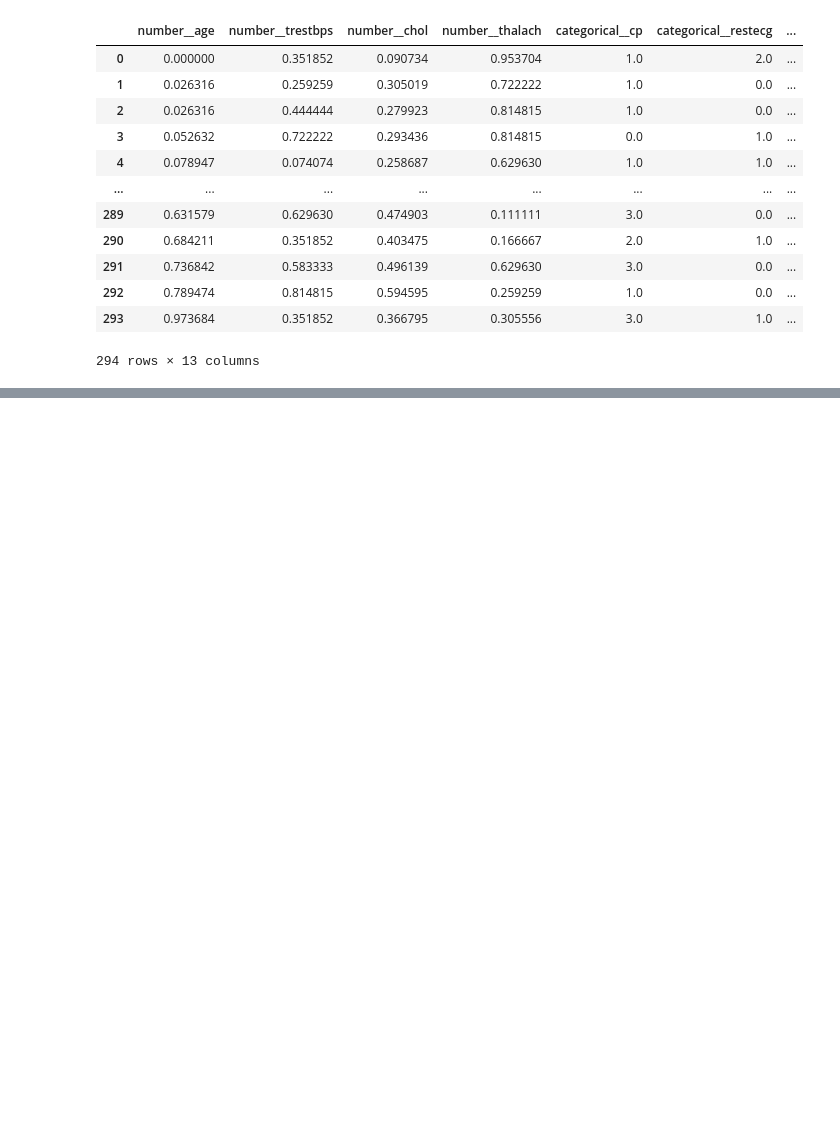
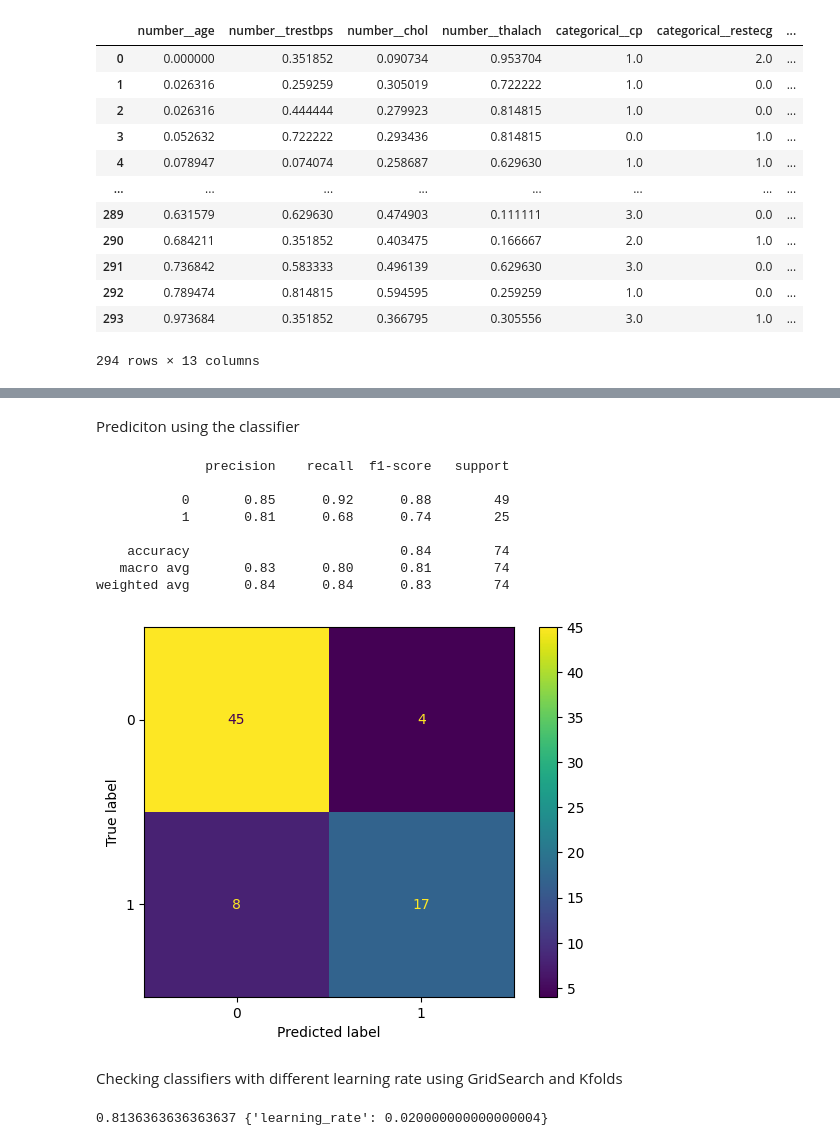
Before and after one commit to mik5owski/heart-disease-prediction-xgboost, a Jupyter notebook: heart.ipynb, the cells around one changed output, grey strips where cells are left out. Saved outputs shown, nothing was run; the diff lists cells and outputs as text; code cells hidden in the pictures; blank space fills up the shorter version.

Commit message:
Modidified heart.ipynb. Added an xgboost classifier and tuned learning rate and number of estimators using gridsearch

```diff
--- a/heart.ipynb
+++ b/heart.ipynb
@@ -227,0 +232,3 @@ dataset_processed
+# %%
+num_of_columns = len(dataset_processed.columns)
+X_train, X_test, y_train, y_test = train_test_split(dataset_processed.to_numpy().reshape(-1, num_of_columns), dataset['target'])
@@ -227,0 +237,3 @@ dataset_processed
+# %%
+clf = xgb.XGBClassifier(learning_rate = 0.5, n_estimators = 100)
+clf.fit(X_train, y_train)
@@ -227,0 +252,30 @@ dataset_processed
+# %% [markdown]
+Prediciton using the classifier
+# %%
+y_pred = clf.predict(X_test)
+ConfusionMatrixDisplay.from_predictions(y_test, y_pred)
+print(classification_report(y_test, y_pred))
+# %% [output]
+              precision    recall  f1-score   support
+
+           0       0.85      0.92      0.88        49
+           1       0.81      0.68      0.74        25
+
+    accuracy                           0.84        74
+   macro avg       0.83      0.80      0.81        74
+weighted avg       0.84      0.84      0.83        74
+[figure, added]
+# %% [markdown]
+Checking classifiers with different learning rate using GridSearch and Kfolds
+# %%
+clf_lr = xgb.XGBClassifier()
+learning_rate = np.linspace(0.01, 0.1, 10)
+param_grid = dict(learning_rate=learning_rate)
+kfold = StratifiedKFold(n_splits=10, shuffle=True)
+
+grid_search = GridSearchCV(clf_lr, param_grid=param_grid, scoring='accuracy', n_jobs=-1, cv=kfold)
+grid_result = grid_search.fit(X_train, y_train)
+
+print(grid_result.best_score_, grid_result.best_params_)
+# %% [output]
+0.8136363636363637 {'learning_rate': 0.020000000000000004}
```
Also changed, not shown: parts of 10 cells of this notebook.
